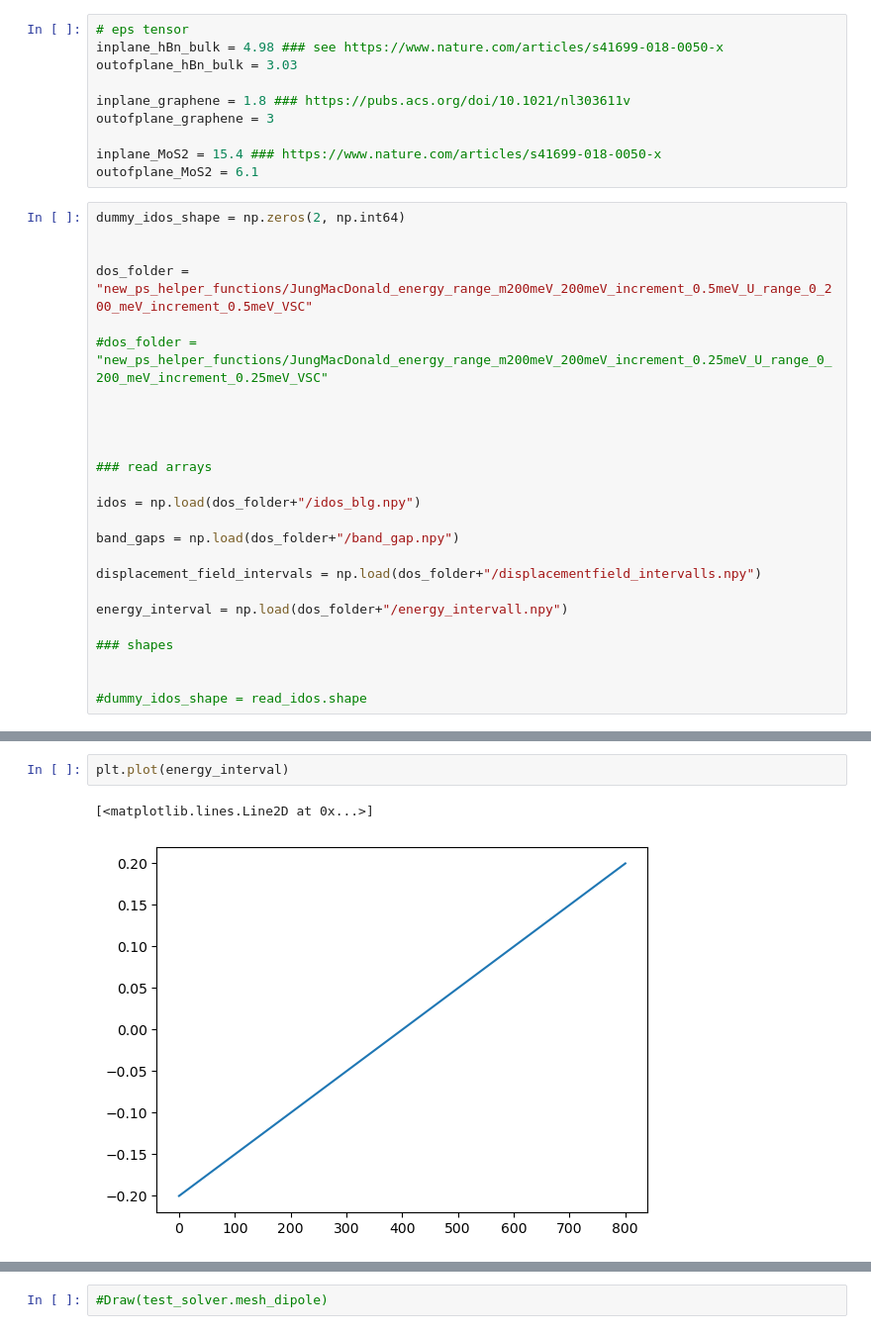
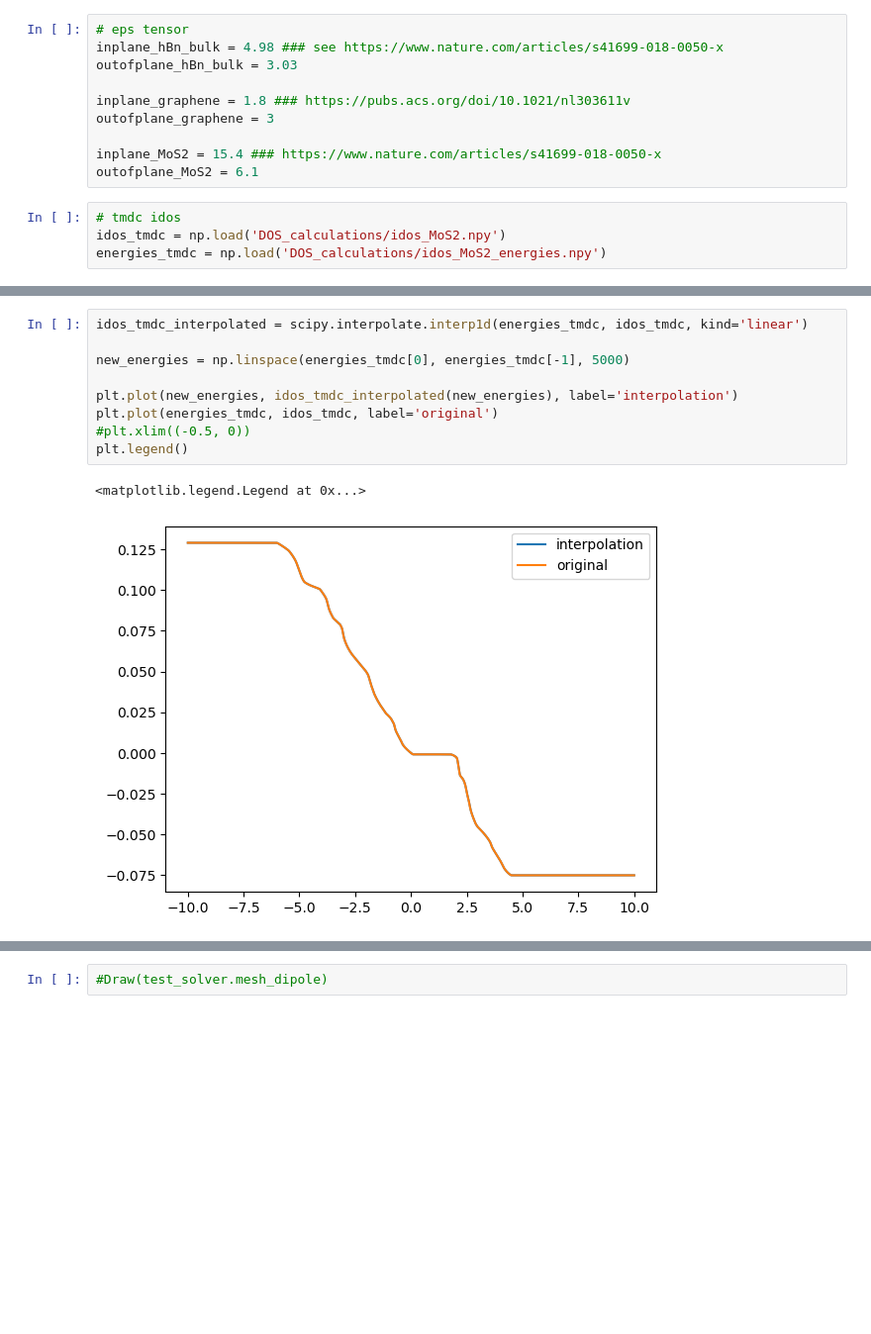
Before and after one commit to bastistoeck/Projektarbeit-1, a Jupyter notebook: class_testing_tmdc.ipynb, the cells around one changed output, grey strips where cells are left out. Shown at 99% size. Drawn from its saved outputs; the diff is of its cells as text; blank space fills up the shorter version.

Commit message:
tmdc solver but it is bugged

```diff
--- a/class_testing_tmdc.ipynb
+++ b/class_testing_tmdc.ipynb
@@ -85,27 +86,6 @@ outofplane_graphene = 3
 inplane_MoS2 = 15.4 ### https://www.nature.com/articles/s41699-018-0050-x
 outofplane_MoS2 = 6.1
 # %%
-dummy_idos_shape = np.zeros(2, np.int64)
-
-
-dos_folder = "new_ps_helper_functions/JungMacDonald_energy_range_m200meV_200meV_increment_0.5meV_U_range_0_200_meV_increment_0.5meV_VSC"
-
-#dos_folder = "new_ps_helper_functions/JungMacDonald_energy_range_m200meV_200meV_increment_0.25meV_U_range_0_200_meV_increment_0.25meV_VSC"
-
-
-
-
-### read arrays
-
-idos = np.load(dos_folder+"/idos_blg.npy")
-
-band_gaps = np.load(dos_folder+"/band_gap.npy")
-
-displacement_field_intervals = np.load(dos_folder+"/displacementfield_intervalls.npy")
-
-energy_interval = np.load(dos_folder+"/energy_intervall.npy")
-
-### shapes
-
-
-#dummy_idos_shape = read_idos.shape
+# tmdc idos
+idos_tmdc = np.load('DOS_calculations/idos_MoS2.npy')
+energies_tmdc = np.load('DOS_calculations/idos_MoS2_energies.npy')
@@ -122,6 +92,13 @@ print(energy_interval.shape)
 # %%
-plt.plot(energy_interval)
+idos_tmdc_interpolated = scipy.interpolate.interp1d(energies_tmdc, idos_tmdc, kind='linear')
+
+new_energies = np.linspace(energies_tmdc[0], energies_tmdc[-1], 5000)
+
+plt.plot(new_energies, idos_tmdc_interpolated(new_energies), label='interpolation')
+plt.plot(energies_tmdc, idos_tmdc, label='original')
+#plt.xlim((-0.5, 0))
+plt.legend()
 # %% [output]
-[<matplotlib.lines.Line2D at 0x...>]
+<matplotlib.legend.Legend at 0x...>
-[figure, old version]
+[figure, new version]
 # %%
```
Also changed, not shown: parts of 8 cells of this notebook, 7 other files.
